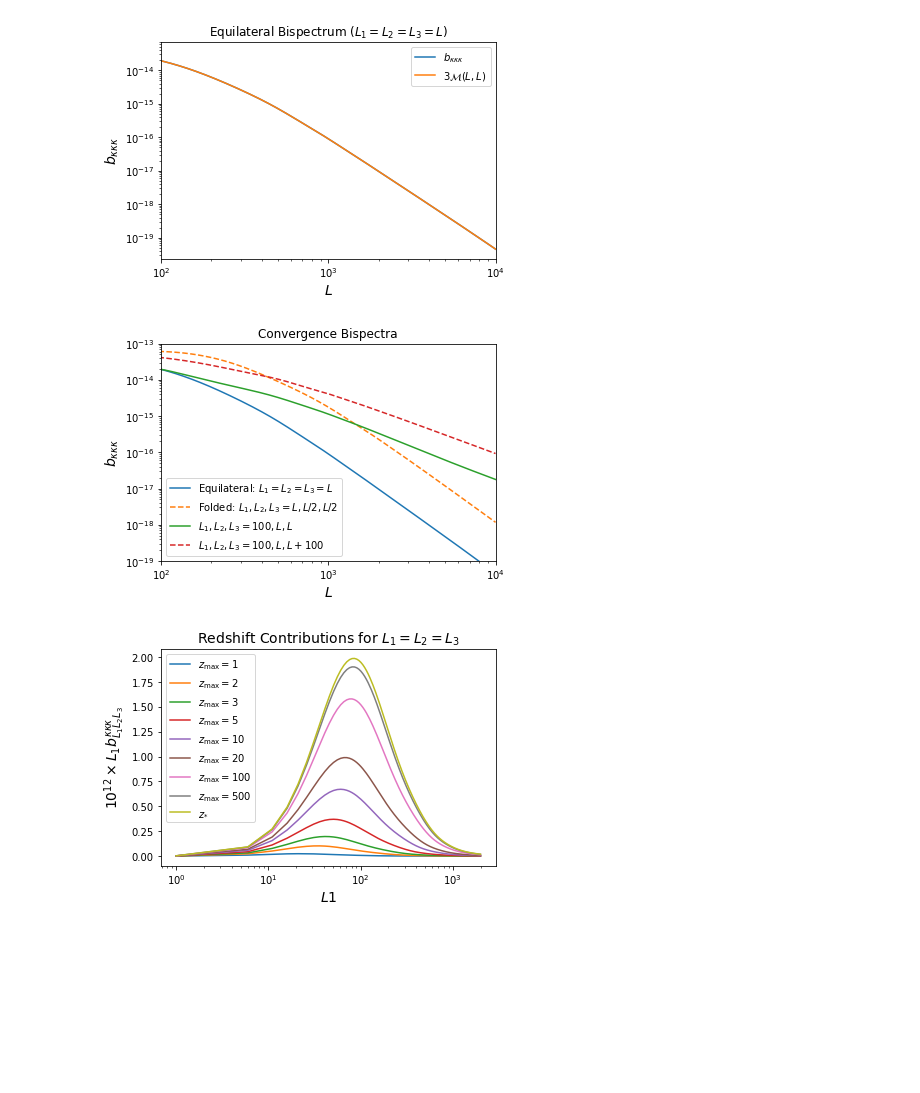
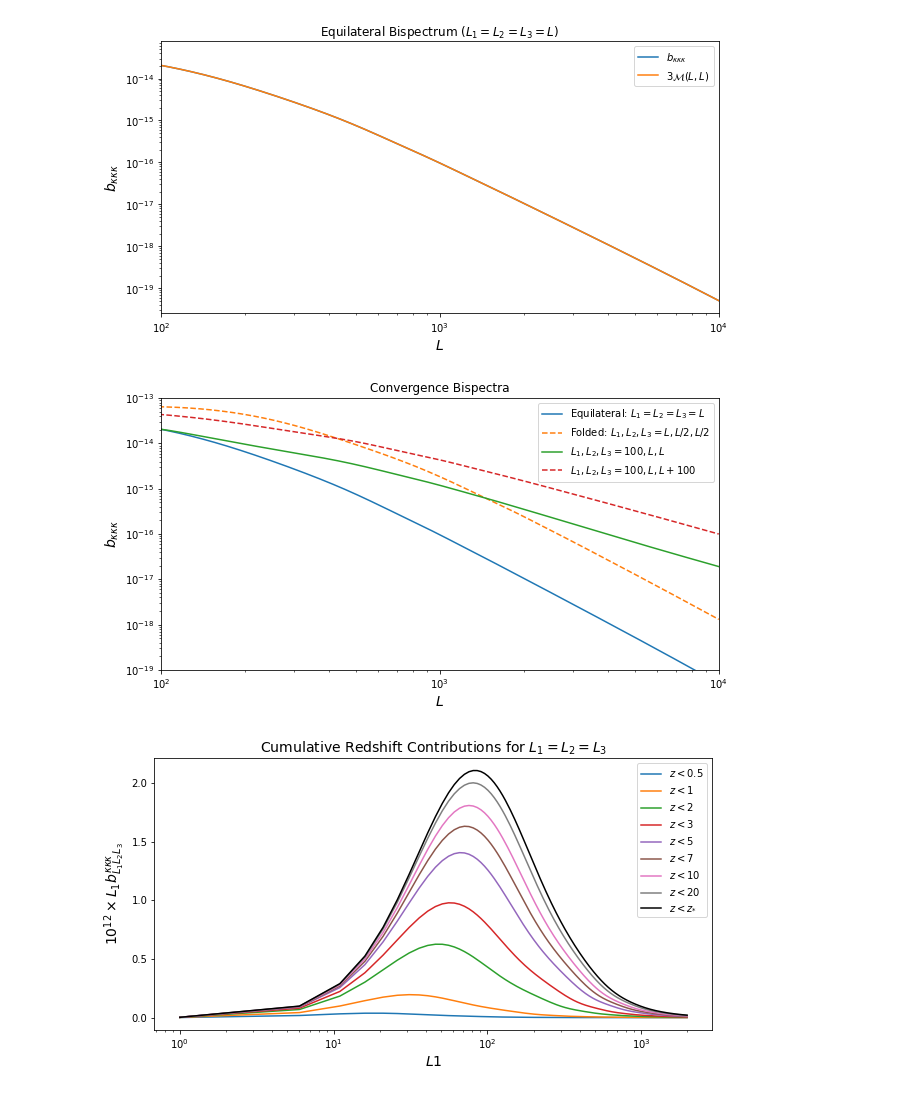
Before and after one commit to mfrobertson/omegaQE, a Jupyter notebook: kkomega/bispectra.ipynb, the cells around one changed output. Saved outputs shown, nothing was run; the diff lists cells and outputs as text; code cells hidden in the pictures; blank space fills up the shorter version.

Commit message:
Lots of updates...
Using Lensit initialisation for CAMB
Correcting Fisher theta bug
Allowing zmin and zmax for M, Bi, and F
Other small fixes
Rerunning NBs

```diff
--- a/kkomega/bispectra.ipynb
+++ b/kkomega/bispectra.ipynb
@@ -3,6 +3,8 @@ from modecoupling import Modecoupling
 import numpy as np
 import matplotlib.pyplot as plt
 import time
+
+plt.rcParams['figure.figsize'] = [10, 5]
 # %%
 mode = Modecoupling()
 ells1 = np.arange(1, 10000, 1)
@@ -81,7 +83,7 @@ plt.xlim(1e2, 1e4)
 plt.legend()
 plt.show()
 # %% [output]
-[figure, old version]
+[figure, new version]
 # %%
 plt.figure()
 plt.loglog(ells1, conv_bi_equi, label="Equilateral: $L_1=L_2=L_3=L$")
@@ -96,26 +98,26 @@ plt.ylim(1e-19, 1e-13)
 plt.legend()
 plt.show()
 # %% [output]
-[figure, old version]
+[figure, new version]
 # %%
-zmaxs = np.array([1,2,3,5,10,20,100,500,None])
+zmaxs = np.array([0.5,1,2,3,5,7,10,20,None])
 L2max = 2000
 dL = 5
 Ls = np.arange(1, L2max, dL)
 L1 = Ls
 L2 = L3 = Ls
 bi = Bispectra()
 for zmax in zmaxs:
     bi_conv = bi.get_convergence_bispectrum(L1, L2, L3, zmax=zmax)
     if zmax is None:
-        plt.semilogx(L1, 1e12*L1*(bi_conv), label="$z_{*}$")
+        plt.semilogx(L1, 1e12*L1*(bi_conv), label="$z < z_{*}$", color="k")
     else:
-        plt.semilogx(L1, 1e12*L1*(bi_conv), label=f"$z_{{\mathrm{{max}}}}=${zmax}")
+        plt.semilogx(L1, 1e12*L1*(bi_conv), label=f"$z < ${zmax}")
 plt.legend()
-plt.title("Redshift Contributions for $L_1 = L_2 = L_3$", fontsize=14)
+plt.title("Cumulative Redshift Contributions for $L_1 = L_2 = L_3$", fontsize=14)
 plt.ylabel(r"$10^{12}\times L_1b_{L_1L_2L_3}^{\kappa\kappa\kappa}$", fontsize=14)
 plt.xlabel("$L1$", fontsize=14)
 plt.show()
 # %% [output]
-[figure, old version]
+[figure, new version]
 # %%
```
Also changed, not shown: parts of 7 cells of this notebook, 9 other files.
